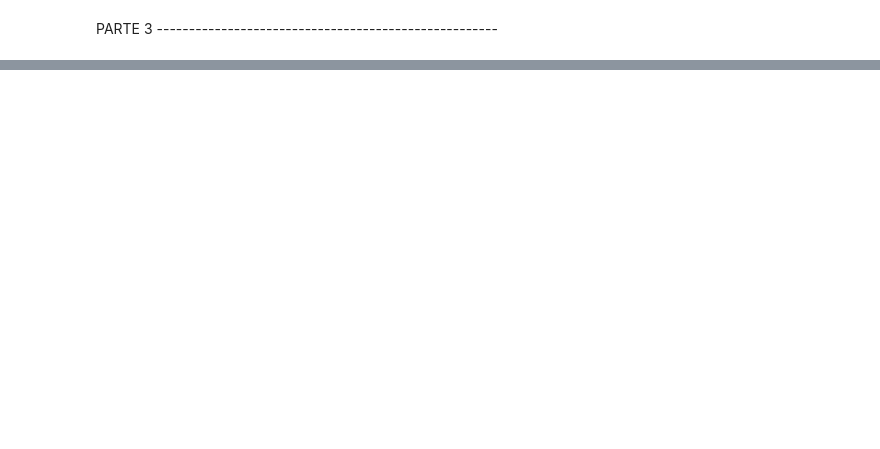
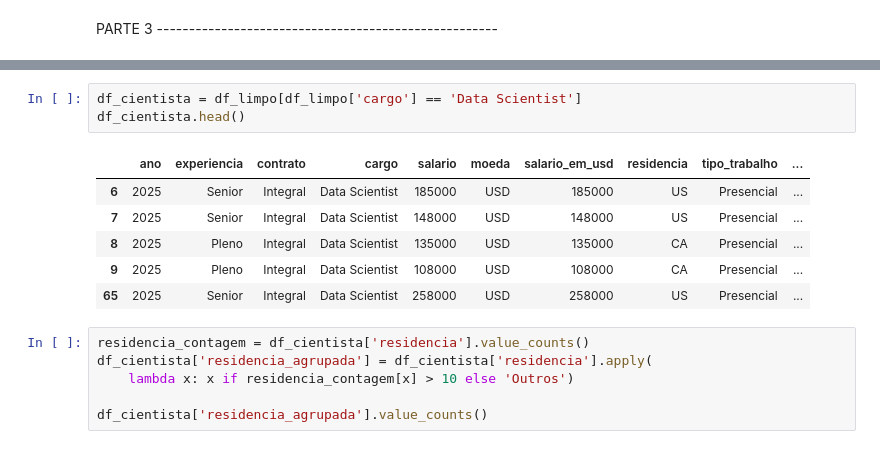
Before and after one commit to AndersonSantos-of/imersao_alura, a Jupyter notebook: imersão.ipynb, the cells around one changed output, grey strips where cells are left out. Cells and saved outputs as stored; diff of their text form; blank space fills up the shorter version.

```diff
--- a/imersão.ipynb
+++ b/imersão.ipynb
@@ -205,0 +225,16 @@ PARTE 3 -----------------------------------------------------
+# %%
+df_cientista = df_limpo[df_limpo['cargo'] == 'Data Scientist']
+df_cientista.head()
+# %% [output]
+|  | ano | experiencia | contrato | cargo | salario | moeda | salario_em_usd | residencia | tipo_trabalho | ... |
+| 6 | 2025 | Senior | Integral | Data Scientist | 185000 | USD | 185000 | US | Presencial | ... |
+| 7 | 2025 | Senior | Integral | Data Scientist | 148000 | USD | 148000 | US | Presencial | ... |
+| 8 | 2025 | Pleno | Integral | Data Scientist | 135000 | USD | 135000 | CA | Presencial | ... |
+| 9 | 2025 | Pleno | Integral | Data Scientist | 108000 | USD | 108000 | CA | Presencial | ... |
+| 65 | 2025 | Senior | Integral | Data Scientist | 258000 | USD | 258000 | US | Presencial | ... |
+# %%
+residencia_contagem = df_cientista['residencia'].value_counts()
+df_cientista['residencia_agrupada'] = df_cientista['residencia'].apply(
+    lambda x: x if residencia_contagem[x] > 10 else 'Outros')
+
+df_cientista['residencia_agrupada'].value_counts()
```
Also changed, not shown: parts of 19 cells of this notebook.
